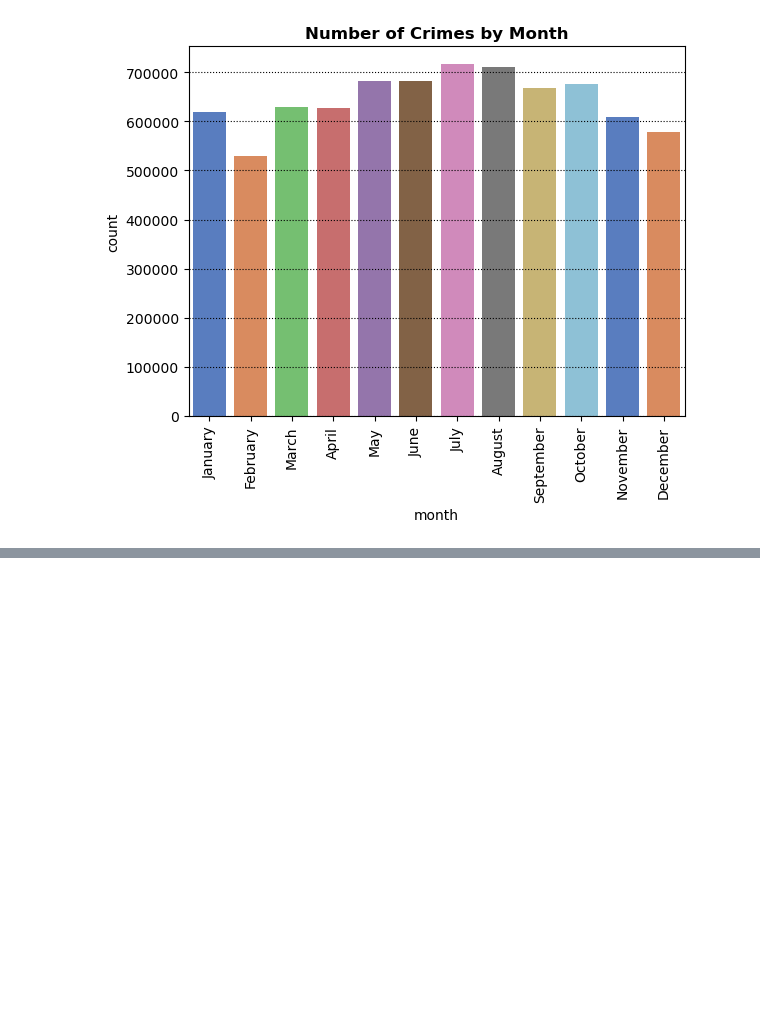
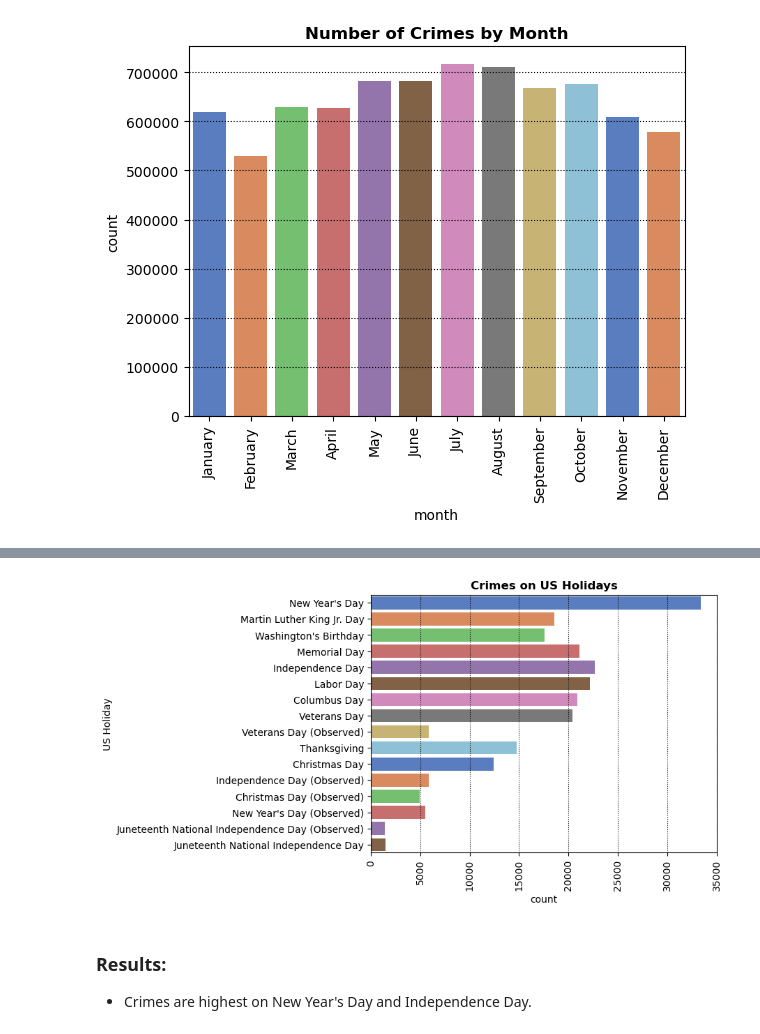
Before and after one commit to jakew4/Chicago-Crime-Data-Project, a Jupyter notebook: Part 1 - Answer reporter questions .ipynb, the cells around one changed output, grey strips where cells are left out. Drawn from its saved outputs; the diff is of its cells as text; code cells hidden in the pictures; blank space fills up the shorter version.

```diff
--- a/Part 1 - Answer reporter questions .ipynb
+++ b/Part 1 - Answer reporter questions .ipynb
@@ -318,0 +333,4 @@ plt.title('Number of Crimes by Month', fontweight = 'bold');
+# %%
+## Create an instance of the US country holidays.
+us_holidays = country_holidays('US')
+us_holidays
@@ -318,0 +339,4 @@ plt.title('Number of Crimes by Month', fontweight = 'bold');
+# %%
+## Saving both holiday types as columns
+eda_df["US Holiday"] = eda_df['Datetime'].map(us_holidays.get)
+eda_df
@@ -318,0 +389,11 @@ plt.title('Number of Crimes by Month', fontweight = 'bold');
+# %%
+# plot crimes by month
+fig = sns.countplot(data=eda_df, y='US Holiday',palette='muted');
+plt.xticks(rotation=90);
+plt.grid(which= 'major',axis= 'x',color= 'k', ls=':')
+plt.title('Crimes on US Holidays', fontweight = 'bold');
+# %% [output]
+[figure, added]
+# %% [markdown]
+### Results:
+* Crimes are highest on New Year's Day and Independence Day.
```
Also changed, not shown: parts of 34 cells of this notebook.
